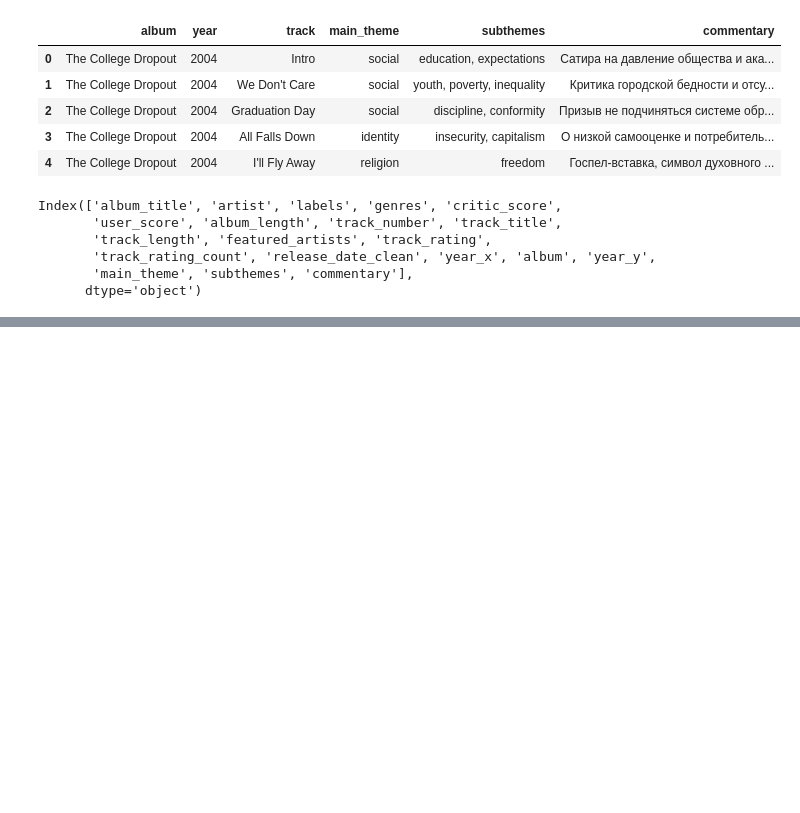
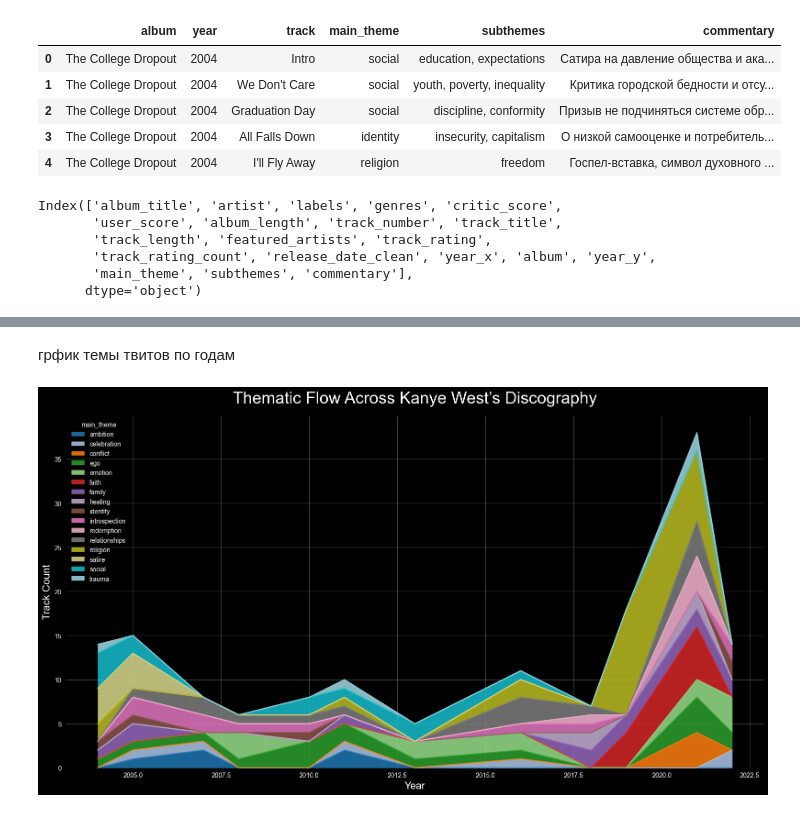
Before and after one commit to reeenss/gp3-hse-uraura, a Jupyter notebook: ye/ye_eda.ipynb, the cells around one changed output, grey strips where cells are left out. Drawn from its saved outputs; the diff is of its cells as text; code cells hidden in the pictures; blank space fills up the shorter version.

```diff
--- a/ye/ye_eda.ipynb
+++ b/ye/ye_eda.ipynb
@@ -919,0 +880,19 @@ merged.head(3)
+# %%
+if "release_date_clean" in merged.columns:
+    merged["year"] = merged["release_date_clean"].dt.year
+elif "year_x" in merged.columns:
+    merged["year"] = merged["year_x"]
+elif "release_date" in merged.columns:
+    merged["year"] = merged["release_date"].str.extract(r"(\d{4})").astype(int)
+else:
+    raise ValueError("Не удалось найти год релиза в merged")
+# %%
+theme_yearly = (
+    merged.groupby(["year", "main_theme"])
+          .size()
+          .reset_index(name="count")
+)
+# %%
+theme_counts = merged["main_theme"].value_counts()
+big_themes = theme_counts[theme_counts > 3].index.tolist()
+theme_yearly_filtered = theme_yearly[theme_yearly["main_theme"].isin(big_themes)]
@@ -919,0 +927,26 @@ merged.head(3)
+# %% [markdown]
+грфик темы твитов по годам
+# %%
+import matplotlib.pyplot as plt
+plt.style.use("dark_background")
+
+# pivot: строки — год, колонки — темы
+pivot = theme_yearly_filtered.pivot(index="year", columns="main_theme", values="count").fillna(0)
+
+fig, ax = plt.subplots(figsize=(16, 9))
+
+pivot.plot.area(
+    ax=ax,
+    cmap="tab20",       # много разных цветов
+    alpha=0.85
+)
+
+ax.set_title("Thematic Flow Across Kanye West’s Discography", fontsize=26, pad=20)
+ax.set_xlabel("Year", fontsize=16)
+ax.set_ylabel("Track Count", fontsize=16)
+ax.grid(alpha=0.25)
+
+plt.tight_layout()
+plt.show()
+# %% [output]
+[figure, added]
```
Also changed, not shown: parts of 18 cells of this notebook, 11 other files.
